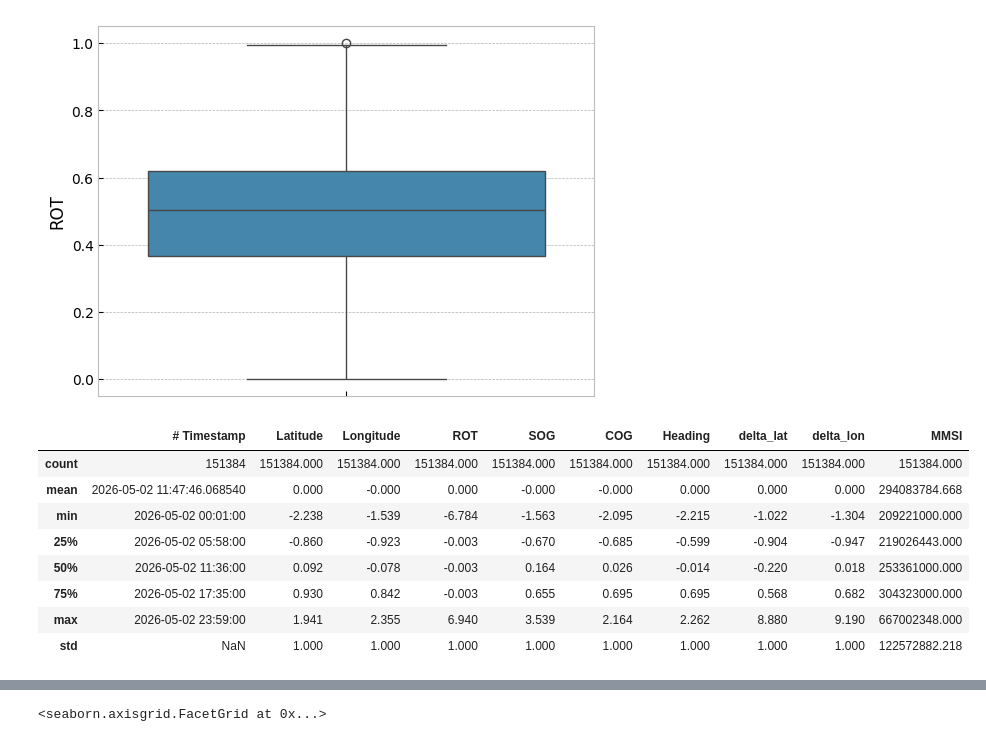
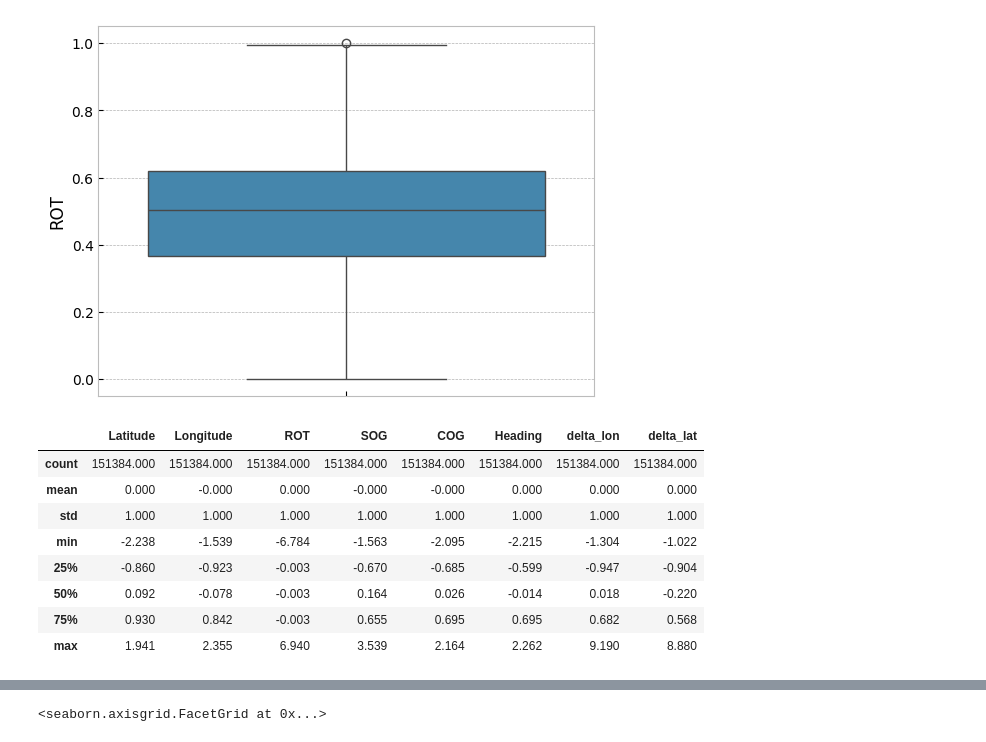
Before and after one commit to lukasjanusauskas/ais-duomenu-vizualizavimas, a Jupyter notebook: 1Lab.ipynb, the cells around one changed output, grey strips where cells are left out. Saved outputs shown, nothing was run; the diff lists cells and outputs as text; code cells hidden in the pictures.

```diff
--- a/1Lab.ipynb
+++ b/1Lab.ipynb
@@ -669,14 +667,14 @@ del minmaxdata
 # %%
-data[numerical] = scaler.transform(data[numerical])
+data[numerical] = minmaxscaler.transform(data[numerical])
 # %%
-data.describe()
+data[numerical].describe()
 # %% [output]
-|  | # Timestamp | Latitude | Longitude | ROT | SOG | COG | Heading | delta_lat | delta_lon | MMSI |
-| count | 151384 | 151384.000 | 151384.000 | 151384.000 | 151384.000 | 151384.000 | 151384.000 | 151384.000 | 151384.000 | 151384.000 |
-| mean | 2026-05-02 11:47:46.068540 | 0.000 | -0.000 | 0.000 | -0.000 | -0.000 | 0.000 | 0.000 | 0.000 | 294083784.668 |
-| min | 2026-05-02 00:01:00 | -2.238 | -1.539 | -6.784 | -1.563 | -2.095 | -2.215 | -1.022 | -1.304 | 209221000.000 |
-| 25% | 2026-05-02 05:58:00 | -0.860 | -0.923 | -0.003 | -0.670 | -0.685 | -0.599 | -0.904 | -0.947 | 219026443.000 |
-| 50% | 2026-05-02 11:36:00 | 0.092 | -0.078 | -0.003 | 0.164 | 0.026 | -0.014 | -0.220 | 0.018 | 253361000.000 |
-| 75% | 2026-05-02 17:35:00 | 0.930 | 0.842 | -0.003 | 0.655 | 0.695 | 0.695 | 0.568 | 0.682 | 304323000.000 |
-| max | 2026-05-02 23:59:00 | 1.941 | 2.355 | 6.940 | 3.539 | 2.164 | 2.262 | 8.880 | 9.190 | 667002348.000 |
-| std | NaN | 1.000 | 1.000 | 1.000 | 1.000 | 1.000 | 1.000 | 1.000 | 1.000 | 122572882.218 |
+|  | Latitude | Longitude | ROT | SOG | COG | Heading | delta_lon | delta_lat |
+| count | 151384.000 | 151384.000 | 151384.000 | 151384.000 | 151384.000 | 151384.000 | 151384.000 | 151384.000 |
+| mean | 0.000 | -0.000 | 0.000 | -0.000 | -0.000 | 0.000 | 0.000 | 0.000 |
+| std | 1.000 | 1.000 | 1.000 | 1.000 | 1.000 | 1.000 | 1.000 | 1.000 |
+| min | -2.238 | -1.539 | -6.784 | -1.563 | -2.095 | -2.215 | -1.304 | -1.022 |
+| 25% | -0.860 | -0.923 | -0.003 | -0.670 | -0.685 | -0.599 | -0.947 | -0.904 |
+| 50% | 0.092 | -0.078 | -0.003 | 0.164 | 0.026 | -0.014 | 0.018 | -0.220 |
+| 75% | 0.930 | 0.842 | -0.003 | 0.655 | 0.695 | 0.695 | 0.682 | 0.568 |
+| max | 1.941 | 2.355 | 6.940 | 3.539 | 2.164 | 2.262 | 9.190 | 8.880 |
```
Also changed, not shown: parts of 8 cells of this notebook.
